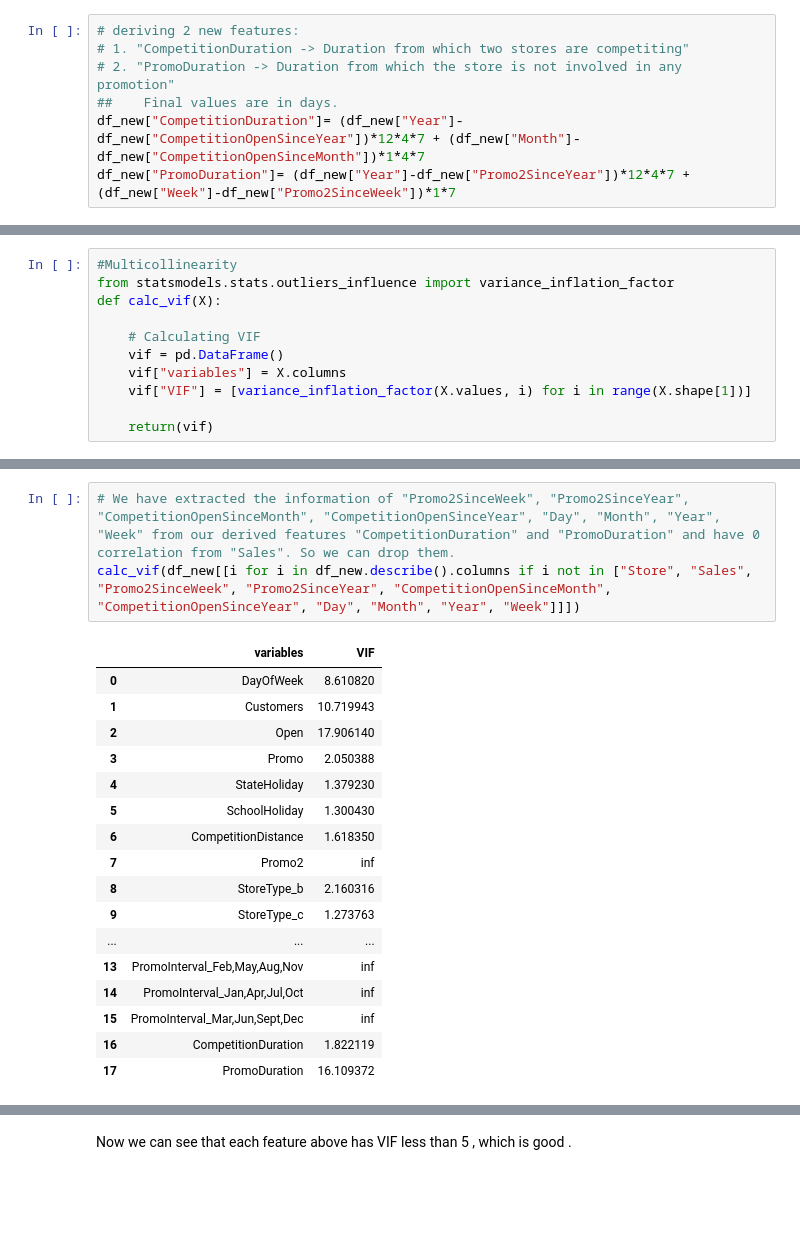
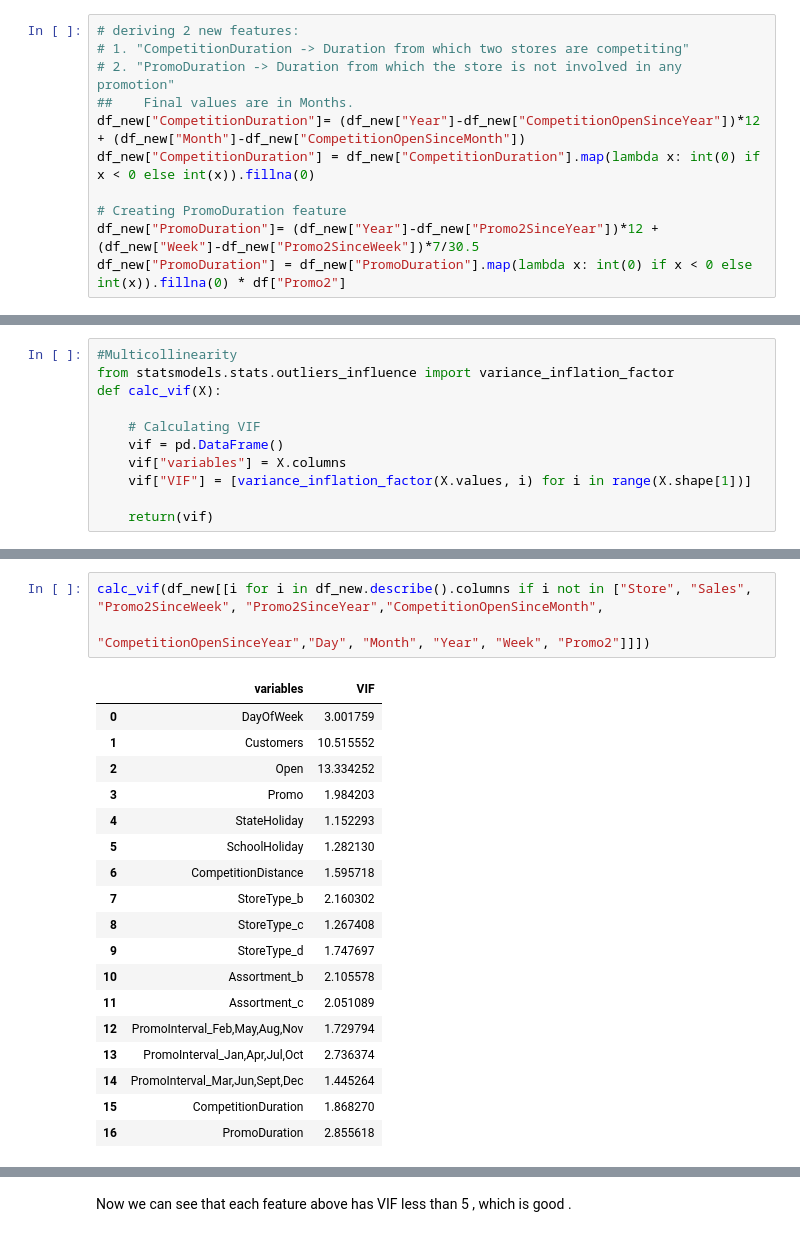
Before and after one commit to ashisaxena710/Retail-Sales-Prediction, a Jupyter notebook: Individual_Colab_Ashi_.ipynb, the cells around one changed output, grey strips where cells are left out. Cells and saved outputs as stored; diff of their text form; blank space fills up the shorter version.

```diff
--- a/Individual_Colab_Ashi_.ipynb
+++ b/Individual_Colab_Ashi_.ipynb
@@ -1087,9 +1090,13 @@ df_new.drop(columns=["Date"],inplace=True, axis=1)
 # deriving 2 new features:
 # 1. "CompetitionDuration -> Duration from which two stores are competiting"
 # 2. "PromoDuration -> Duration from which the store is not involved in any promotion"
-##    Final values are in days.
-df_new["CompetitionDuration"]= (df_new["Year"]-df_new["CompetitionOpenSinceYear"])*12*4*7 + (df_new["Month"]-df_new["CompetitionOpenSinceMonth"])*1*4*7
-df_new["PromoDuration"]= (df_new["Year"]-df_new["Promo2SinceYear"])*12*4*7 + (df_new["Week"]-df_new["Promo2SinceWeek"])*1*7
+##    Final values are in Months.
+df_new["CompetitionDuration"]= (df_new["Year"]-df_new["CompetitionOpenSinceYear"])*12 + (df_new["Month"]-df_new["CompetitionOpenSinceMonth"])
+df_new["CompetitionDuration"] = df_new["CompetitionDuration"].map(lambda x: int(0) if x < 0 else int(x)).fillna(0)
+
+# Creating PromoDuration feature
+df_new["PromoDuration"]= (df_new["Year"]-df_new["Promo2SinceYear"])*12 + (df_new["Week"]-df_new["Promo2SinceWeek"])*7/30.5
+df_new["PromoDuration"] = df_new["PromoDuration"].map(lambda x: int(0) if x < 0 else int(x)).fillna(0) * df["Promo2"]
 # %%
 df_new.head()
 # %% [output]
@@ -1164,21 +1173,22 @@ calc_vif(df_new[[i for i in df_new.describe().columns if i not in ["Store", "Sal
 # %%
-# We have extracted the information of "Promo2SinceWeek", "Promo2SinceYear", "CompetitionOpenSinceMonth", "CompetitionOpenSinceYear", "Day", "Month", "Year", "Week" from our derived features "CompetitionDuration" and "PromoDuration" and have 0 correlation from "Sales". So we can drop them.
-calc_vif(df_new[[i for i in df_new.describe().columns if i not in ["Store", "Sales", "Promo2SinceWeek", "Promo2SinceYear", "CompetitionOpenSinceMonth", "CompetitionOpenSinceYear", "Day", "Month", "Year", "Week"]]])
+calc_vif(df_new[[i for i in df_new.describe().columns if i not in ["Store", "Sales", "Promo2SinceWeek", "Promo2SinceYear","CompetitionOpenSinceMonth",
+                                                                   "CompetitionOpenSinceYear","Day", "Month", "Year", "Week", "Promo2"]]])
 # %% [output]
 |  | variables | VIF |
-| 0 | DayOfWeek | 8.610820 |
-| 1 | Customers | 10.719943 |
-| 2 | Open | 17.906140 |
-| 3 | Promo | 2.050388 |
-| 4 | StateHoliday | 1.379230 |
-| 5 | SchoolHoliday | 1.300430 |
-| 6 | CompetitionDistance | 1.618350 |
-| 7 | Promo2 | inf |
-| 8 | StoreType_b | 2.160316 |
-| 9 | StoreType_c | 1.273763 |
-| ... | ... | ... |
-| 13 | PromoInterval_Feb,May,Aug,Nov | inf |
-| 14 | PromoInterval_Jan,Apr,Jul,Oct | inf |
-| 15 | PromoInterval_Mar,Jun,Sept,Dec | inf |
-| 16 | CompetitionDuration | 1.822119 |
-| 17 | PromoDuration | 16.109372 |
+| 0 | DayOfWeek | 3.001759 |
+| 1 | Customers | 10.515552 |
+| 2 | Open | 13.334252 |
+| 3 | Promo | 1.984203 |
+| 4 | StateHoliday | 1.152293 |
+| 5 | SchoolHoliday | 1.282130 |
+| 6 | CompetitionDistance | 1.595718 |
+| 7 | StoreType_b | 2.160302 |
+| 8 | StoreType_c | 1.267408 |
+| 9 | StoreType_d | 1.747697 |
+| 10 | Assortment_b | 2.105578 |
+| 11 | Assortment_c | 2.051089 |
+| 12 | PromoInterval_Feb,May,Aug,Nov | 1.729794 |
+| 13 | PromoInterval_Jan,Apr,Jul,Oct | 2.736374 |
+| 14 | PromoInterval_Mar,Jun,Sept,Dec | 1.445264 |
+| 15 | CompetitionDuration | 1.868270 |
+| 16 | PromoDuration | 2.855618 |
```
Also changed, not shown: parts of 30 cells of this notebook.
